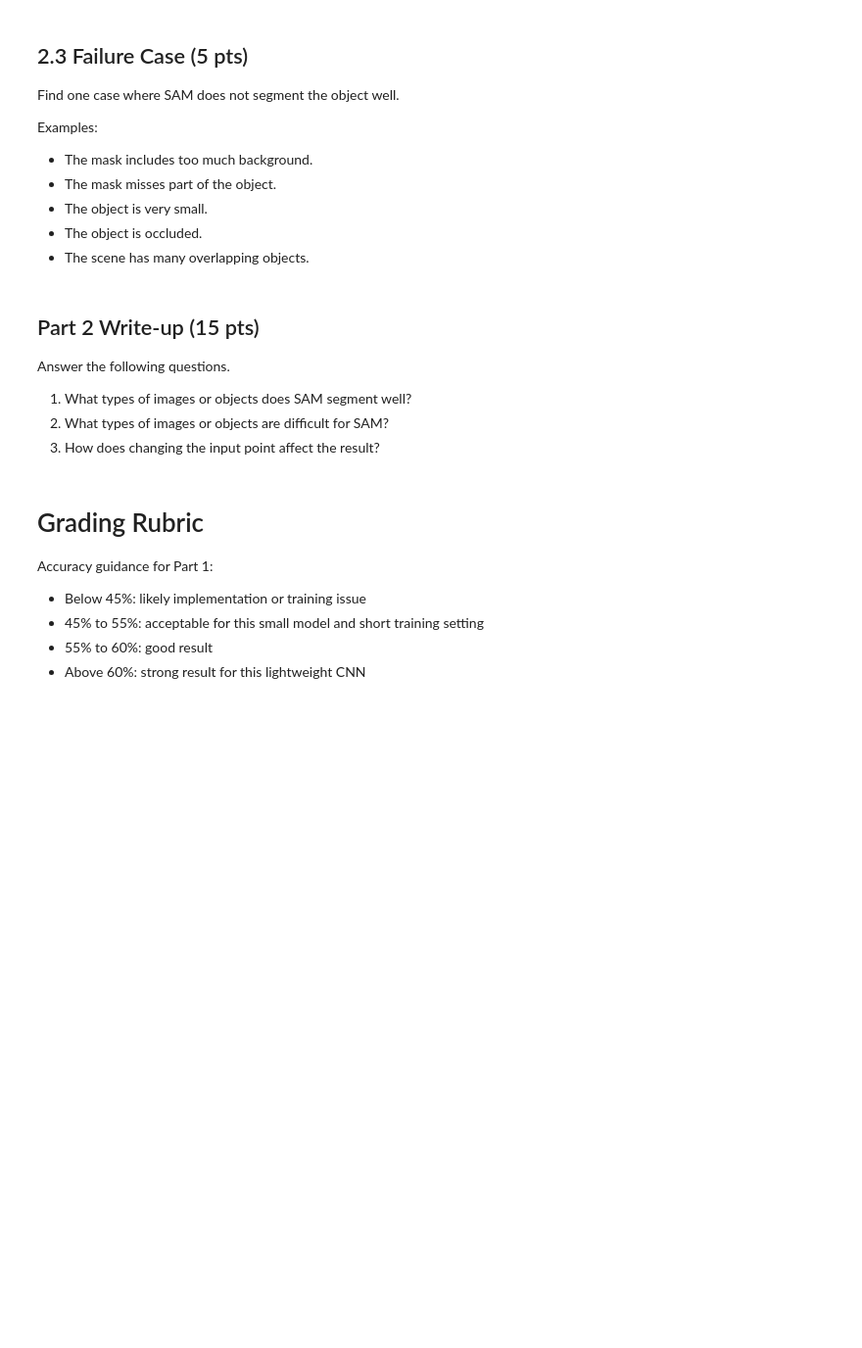
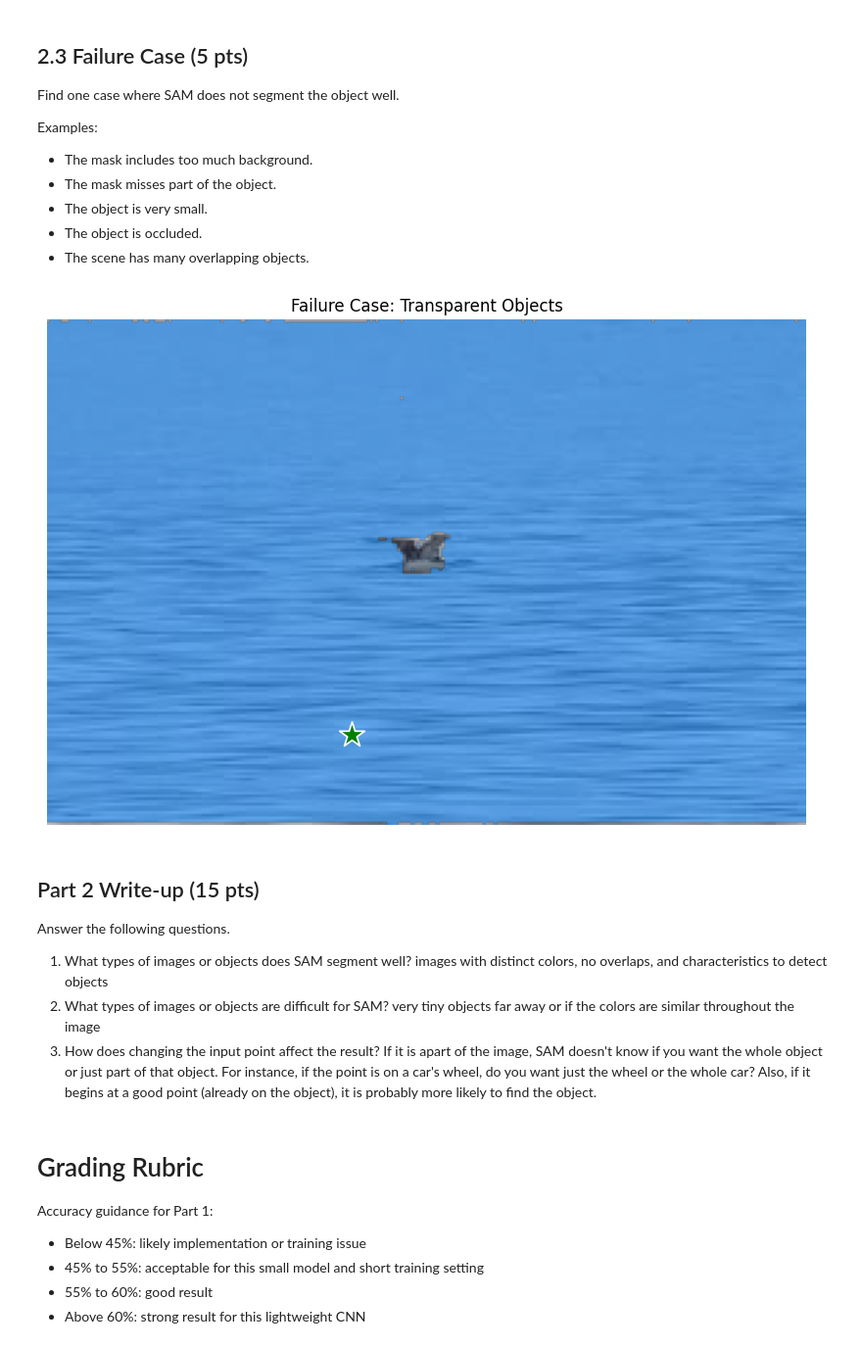
Before and after one commit to nishadw/cmsc426, a Jupyter notebook: CMSC426_Assignment5_sp26.ipynb, the cells around one changed output. Shown at 98% size. Cells and saved outputs as stored; diff of their text form; code cells hidden in the pictures; blank space fills up the shorter version.

```diff
--- a/CMSC426_Assignment5_sp26.ipynb
+++ b/CMSC426_Assignment5_sp26.ipynb
@@ -452,16 +613,41 @@ Examples:
 # %%
 # TODO:
 # Run SAM on one failure case.
 # Display the image, selected point, and mask.
 # Then explain why the result may have failed.
+
+image_path_fail = "images.jpeg"
+
+input_point_fail = np.array([[110, 150]])
+
+image_fail = load_rgb_image(image_path_fail)
+predictor.set_image(image_fail)
+
+masks, scores, _ = predictor.predict(
+    point_coords=input_point_fail,
+    point_labels=np.array([1]),
+    multimask_output=True,
+)
+
+best_mask = masks[np.argmax(scores)]
+
+plt.figure(figsize=(10, 10))
+plt.imshow(image_fail)
+show_mask(best_mask, plt.gca())
+show_points(input_point_fail, np.array([1]), plt.gca())
+plt.title("Failure Case: Transparent Objects")
+plt.axis('off')
+plt.show()
+# %% [output]
+[figure, added]
 # %% [markdown]
 ## Part 2 Write-up (15 pts)
 
 Answer the following questions.
 
-1. What types of images or objects does SAM segment well?
-2. What types of images or objects are difficult for SAM?
-3. How does changing the input point affect the result?
+1. What types of images or objects does SAM segment well? images with distinct colors, no overlaps, and characteristics to detect objects
+2. What types of images or objects are difficult for SAM? very tiny objects far away or if the colors are similar throughout the image
+3. How does changing the input point affect the result? If it is apart of the image, SAM doesn't know if you want the whole object or just part of that object. For instance, if the point is on a car's wheel, do you want just the wheel or the whole car? Also, if it begins at a good point (already on the object), it is probably more likely to find the object.
 # %% [markdown]
 # Grading Rubric
 
```
Also changed, not shown: parts of 13 cells of this notebook.
